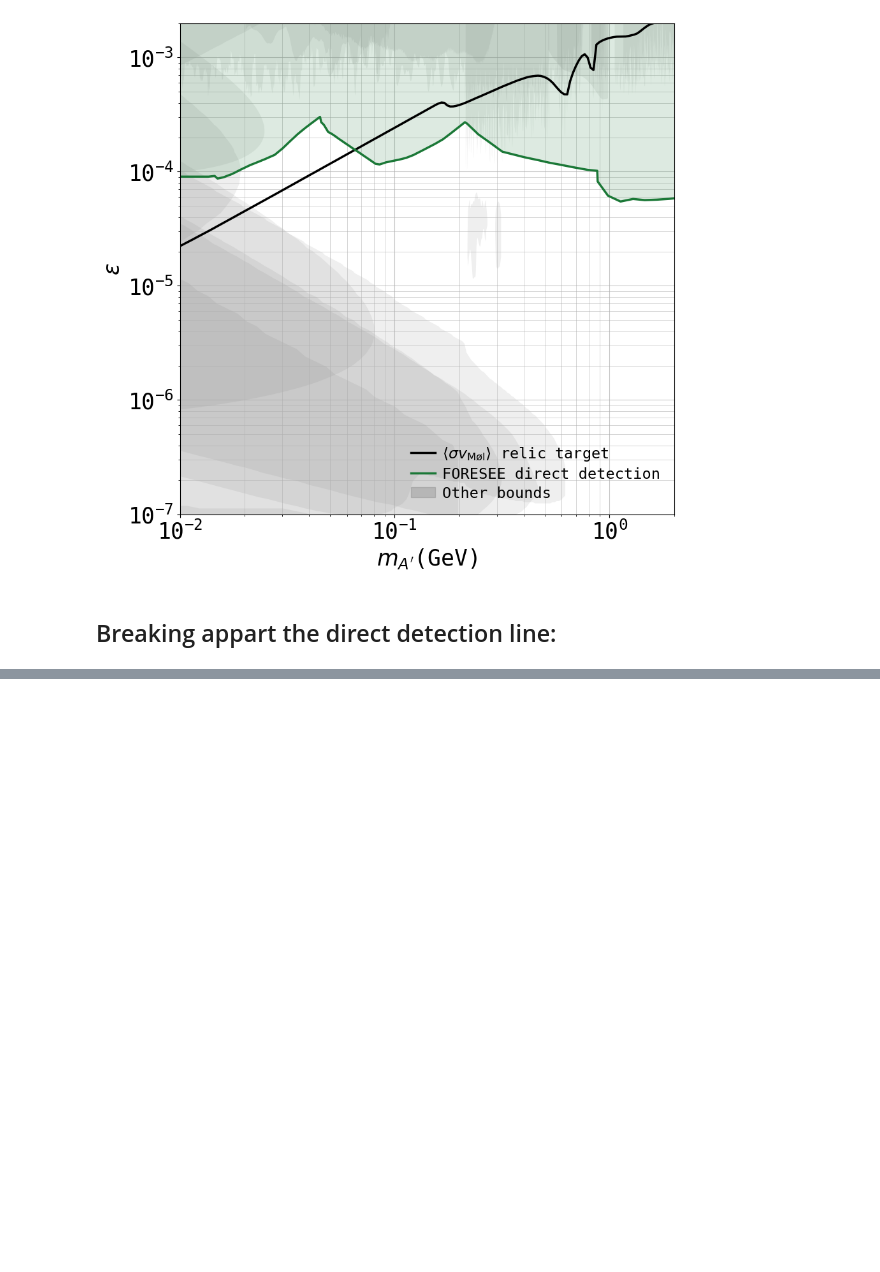
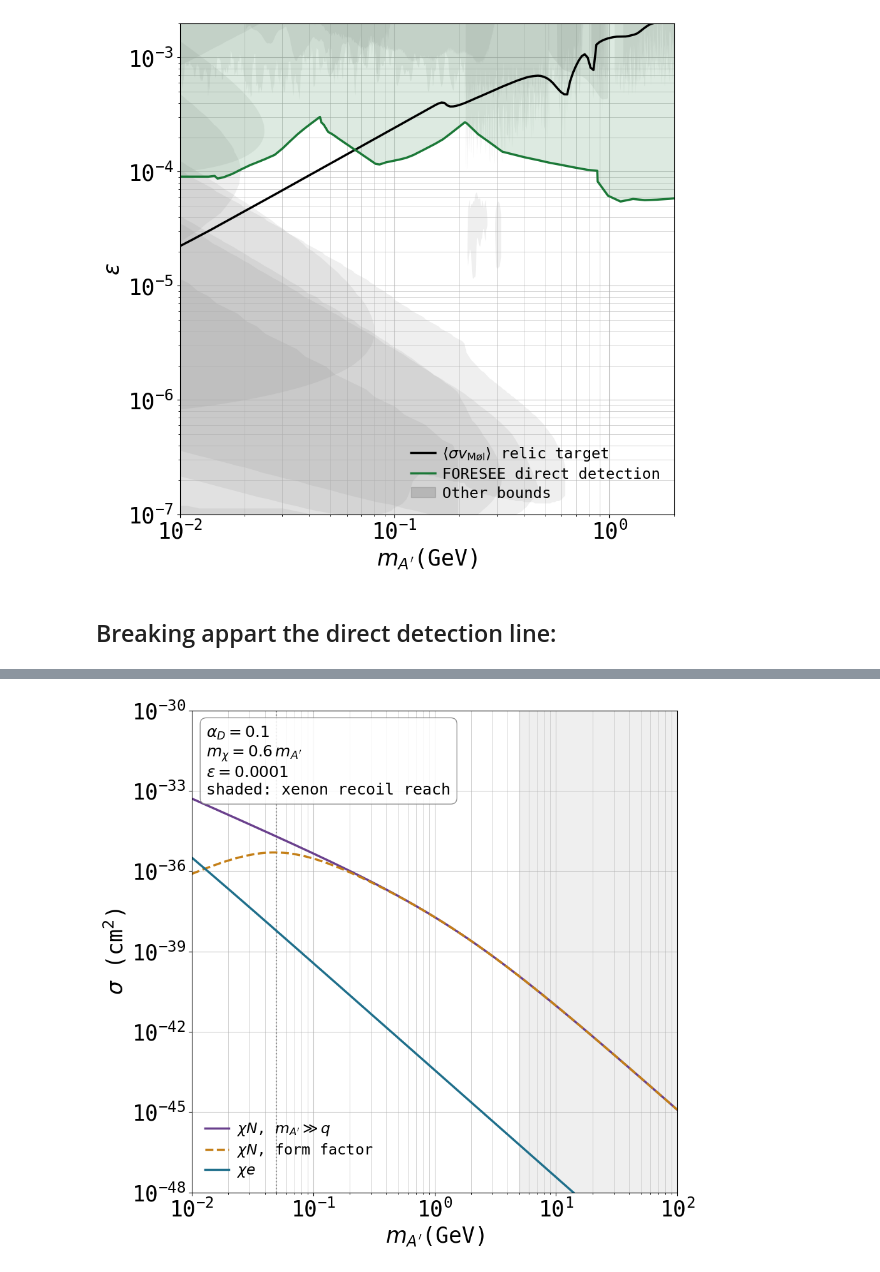
Before and after one commit to sgogoeg/bcgs_internship, a Jupyter notebook: Code/Direct_detection.ipynb, the cells around one changed output, grey strips where cells are left out. Drawn from its saved outputs; the diff is of its cells as text; code cells hidden in the pictures; blank space fills up the shorter version.

```diff
--- a/Code/Direct_detection.ipynb
+++ b/Code/Direct_detection.ipynb
@@ -38,6 +38,22 @@ mchi_over_ma = 0.6
 OmegaDM = 0.265        # without the reduced Hubble constant factor
 
 mp = 0.93827208816     # proton mass in GeV
+me = 0.51099895e-3     # electron mass in GeV
+
+### A xenon nucleus, and the momentum transfer a xenon recoil actually
+### carries: q = sqrt(2 m_Xe E_R) at E_R = 10 keV, the middle of the search
+### window, is 49 MeV. The mediator propagator can only be replaced by
+### 1/m_A'^4 while m_A' is well above that.
+
+mXe = 122.30           # 131 Xe nucleus mass in GeV
+ER_ref = 1e-5          # reference nuclear recoil energy, 10 keV
+q_ref_n = np.sqrt(2*mXe*ER_ref)
+
+### For electron recoils the momentum transfer is set by the bound electron
+### wavefunction instead, q ~ alpha m_e = 3.7 keV, which is negligible
+### against every mediator mass considered here.
+
+q_ref_e = alpha*me
 
 cm2_to_GeVm2 = 2.5681894616e27          # 1 cm^2 = (hbar c)^-2 GeV^-2
 
@@ -447,0 +627,83 @@ plt.show()
+# %%
+### Where the three cross sections actually differ, at a fixed epsilon: this
+### is the piece the limit plot above cannot show, because no xenon nuclear
+### recoil limit reaches down to the masses where the propagator matters.
+
+eps_ref = 1e-4
+
+sig_n     = sig_si_theo(ma_dd, alpha, alphaD, mchi_dd, eps_ref)
+sig_n_ff  = sig_si_theo_ff(ma_dd, alpha, alphaD, mchi_dd, eps_ref)
+sig_e     = sig_si_theo_elec(ma_dd, alpha, alphaD, mchi_dd, eps_ref)
+
+# Creating a plot:
+
+fig, ax = plt.subplots(figsize=(10, 10))
+
+ax.set_xlabel(r"$m_{A'}$(GeV)")
+ax.set_ylabel(r"$\sigma$ (cm$^2$)")
+
+# Log Axis
+ax.set_xscale('log')
+ax.set_yscale('log')
+
+# Major grid:
+ax.grid(True, which='major', linestyle='-', linewidth=0.75, alpha=0.75)
+
+# Minor ticks and grid:
+ax.minorticks_on()
+ax.grid(True, which='minor', linestyle='-', linewidth=0.5, alpha=0.75)
+
+ax.set_axisbelow(True) # Ensure grid is below data
+
+ax.plot(ma_dd, sig_n/cm2_to_GeVm2, color = '#6a408d', linewidth = 2.5,
+        label = r"$\chi N$, $m_{A'} \gg q$")
+ax.plot(ma_dd, sig_n_ff/cm2_to_GeVm2, color = '#c47f17', linestyle = '--',
+        linewidth = 2.5, label = r"$\chi N$, form factor")
+ax.plot(ma_dd, sig_e/cm2_to_GeVm2, color = '#1f6f8b', linewidth = 2.5,
+        label = r"$\chi e$")
+
+# The momentum transfer the form factor turns over at.
+ax.axvline(q_ref_n, color = '#7e7e7e', linestyle = ':', linewidth = 1.5,
+           zorder = 0)
+
+# The mass range xenon nuclear recoils actually constrain starts here.
+ax.axvspan(mass_data_XENONnT_si.min()/mchi_over_ma, 1e2,
+           color = '#7e7e7e', alpha = 0.12, zorder = 0)
+
+ax.text(0.03, 0.97,
+        "\n".join([r"$\alpha_D = %g$" % alphaD,
+                   r"$m_\chi = %g\, m_{A'}$" % mchi_over_ma,
+                   r"$\varepsilon = %g$" % eps_ref,
+                   r"shaded: xenon recoil reach"]),
+        transform = ax.transAxes, va = 'top', ha = 'left', fontsize = 18,
+        bbox = dict(boxstyle = 'round,pad=0.4', facecolor = 'white',
+                    edgecolor = '#7e7e7e', alpha = 0.85))
+
+# Setting a costumised legend:
+handles, labels = ax.get_legend_handles_labels() # get all legend items
+desired_order = range(len(handles))  # change the order of legend elements
+
+ax.legend(
+    [handles[i] for i in desired_order],
+    [labels[i] for i in desired_order],
+    loc = 'lower left',
+    ncol = 1,
+    fontsize = 17,
+    labelspacing = 0.3,
+    handlelength = 1.6,
+    handletextpad = 0.5,
+    borderpad = 0.4,
+    frameon = False                # removes legend border
+)
+
+ax.set_xbound(1e-2, 1e2)
+
+# Chosen to keep the low mass end, where the two nucleon curves separate,
+# on the axes rather than the full range of the electron one.
+ax.set_ybound(1e-48, 1e-30)
+
+# Save and show the figure:
+plt.savefig("figures/direct_detection_cross_sections.pdf", bbox_inches='tight')
+plt.show()
+# %% [output]
+[figure, added]
```
Also changed, not shown: parts of 5 cells of this notebook, 10 other files.
